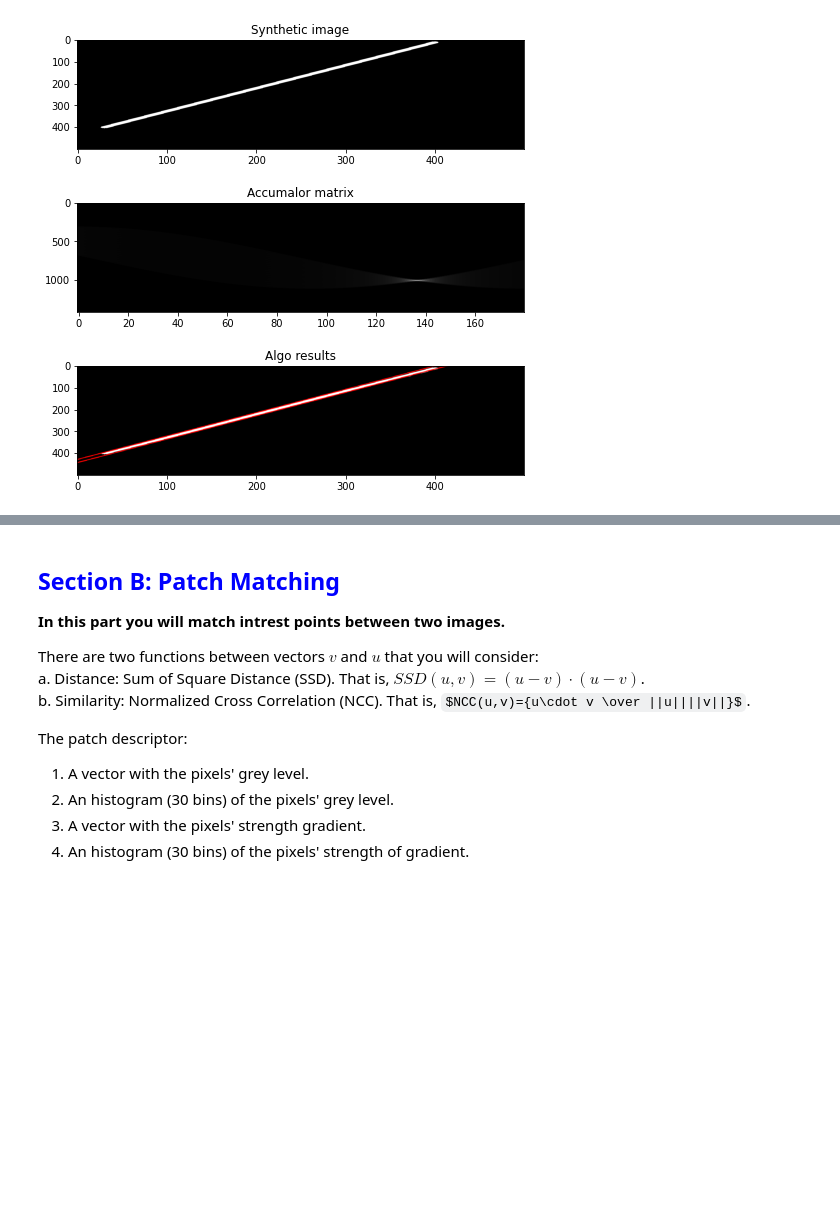
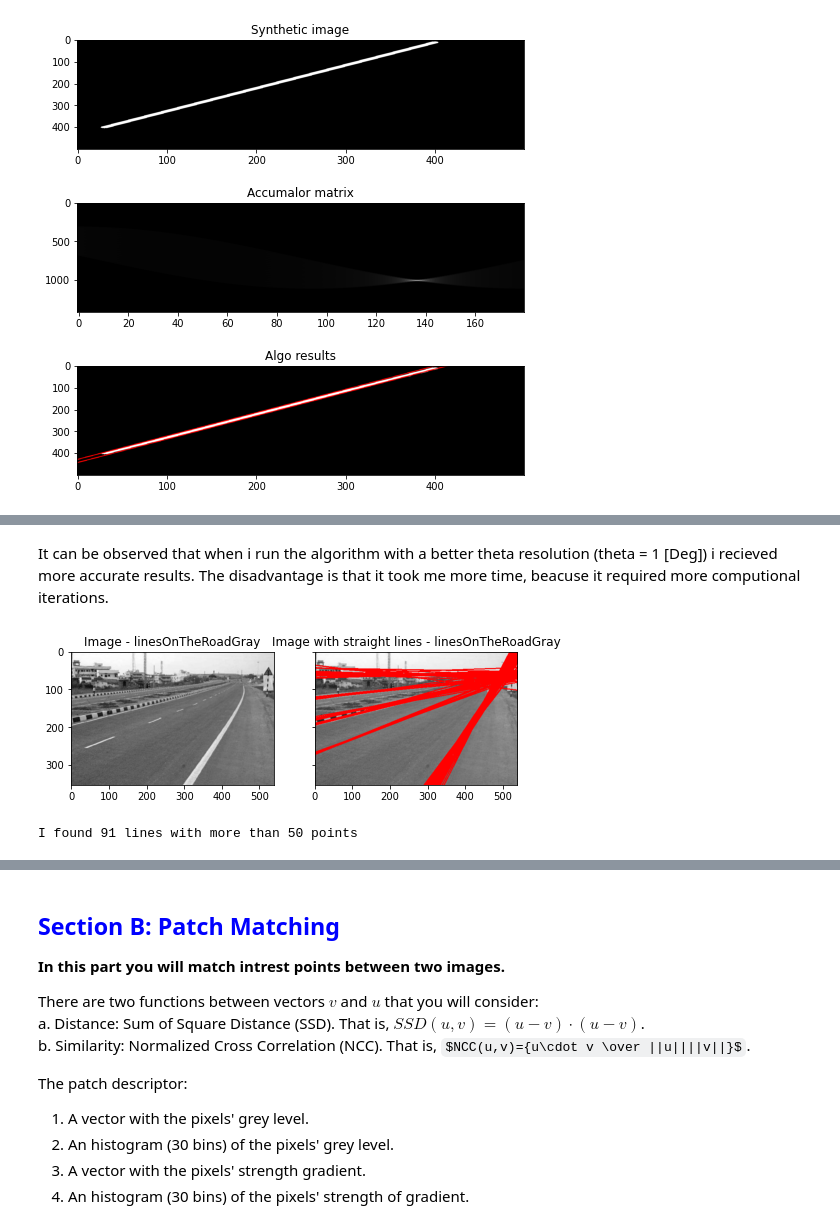
Before and after one commit to YaffeOmer/Computer-Vision-HW2, a Jupyter notebook: hw2.ipynb, the cells around one changed output, grey strips where cells are left out. Drawn from its saved outputs; the diff is of its cells as text; code cells hidden in the pictures; some formulas as TeX source; blank space fills up the shorter version.

```diff
--- a/hw2.ipynb
+++ b/hw2.ipynb
@@ -265,0 +290,10 @@ plt.show()
+# %% [markdown]
+It can be observed that when i run the algorithm with a better theta resolution (theta = 1 [Deg]) i recieved more accurate results.
+The disadvantage is that it took me more time, beacuse it required more computional iterations.
+# %%
+# -------------------------------Question 4-------------------------------
+List_Of_lines = straight_lines(image_file = '.\images\linesOnTheRoadGray.jpg',Image_title = 'linesOnTheRoadGray', res_r = 0.5, res_orient = 1 ,min_number_points = 50,display = 1)
+print(f'I found {np.shape(List_Of_lines)[0]} lines with more than 50 points.')
+# %% [output]
+[figure, added]
+I found 91 lines with more than 50 points
```
Also changed, not shown: parts of 10 cells of this notebook.
